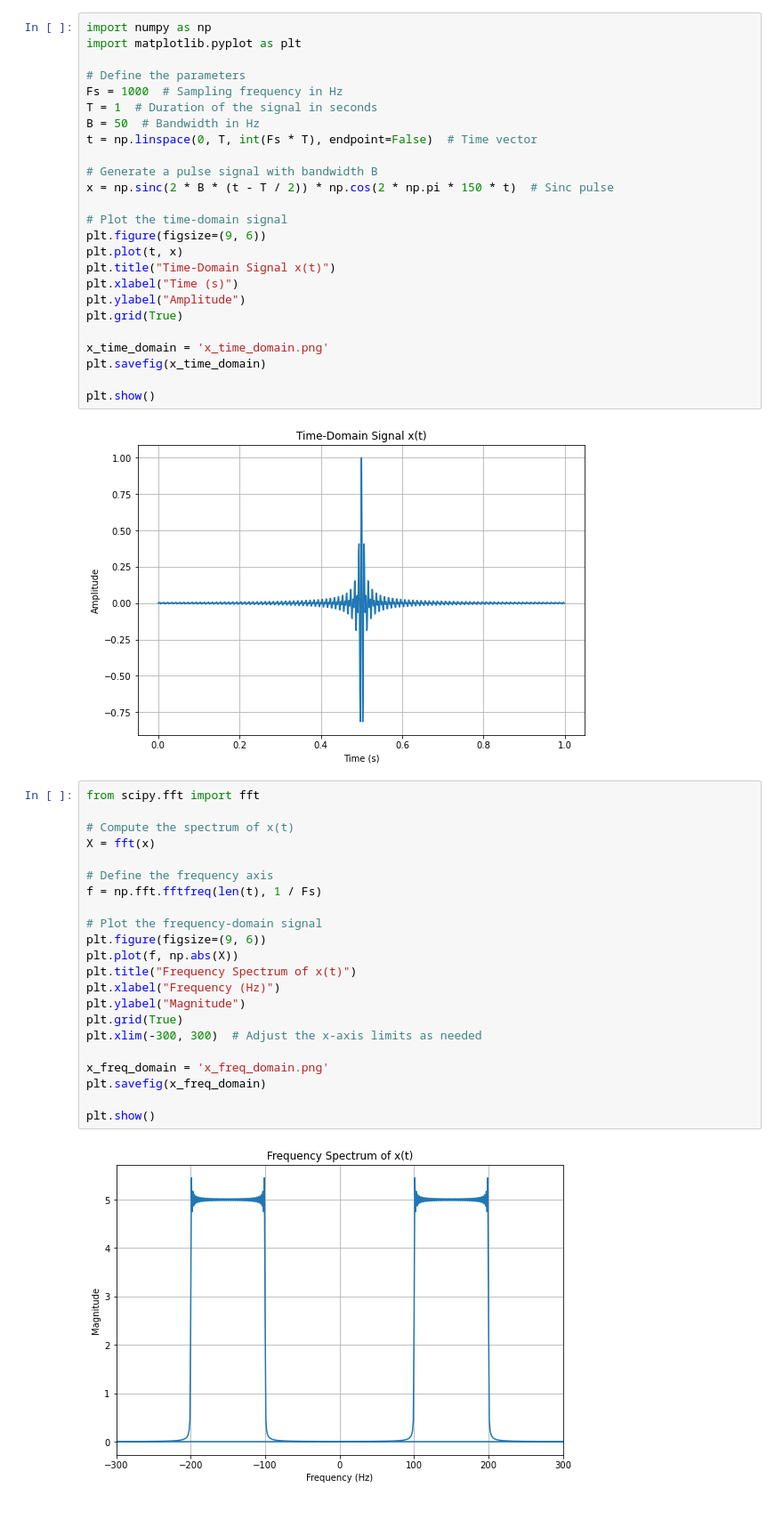
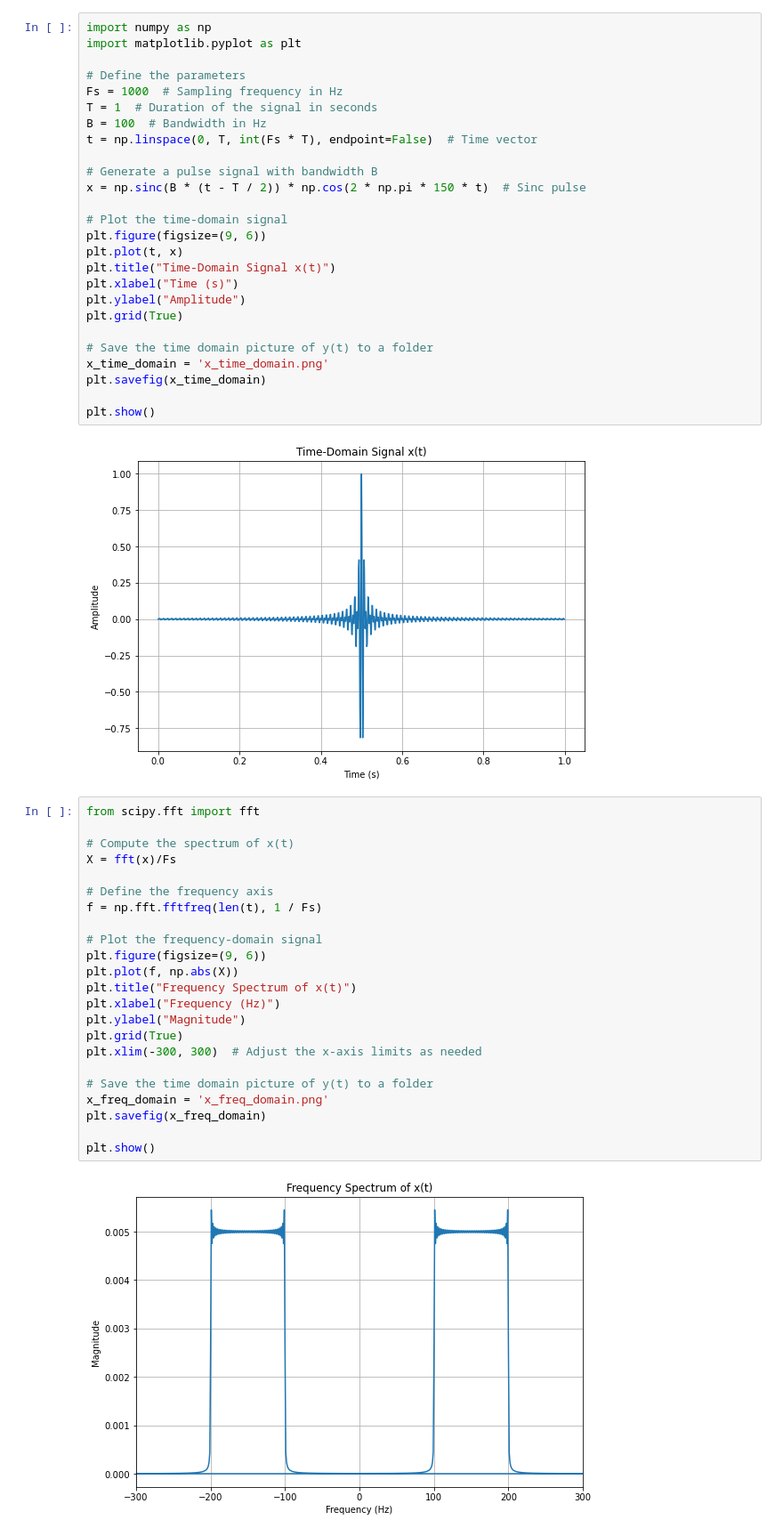
Before and after one commit to Everloom-129/ECE459_Communication_System_Project, a Jupyter notebook: PJ3/BPF.ipynb, the cells around one changed output. Shown: that part at 89% size. Drawn from its saved outputs; the diff is of its cells as text.

```diff
--- a/PJ3/BPF.ipynb
+++ b/PJ3/BPF.ipynb
@@ -8,11 +5,11 @@ import matplotlib.pyplot as plt
 # Define the parameters
 Fs = 1000  # Sampling frequency in Hz
 T = 1  # Duration of the signal in seconds
-B = 50  # Bandwidth in Hz
+B = 100  # Bandwidth in Hz
 t = np.linspace(0, T, int(Fs * T), endpoint=False)  # Time vector
 
 # Generate a pulse signal with bandwidth B
-x = np.sinc(2 * B * (t - T / 2)) * np.cos(2 * np.pi * 150 * t)  # Sinc pulse
+x = np.sinc(B * (t - T / 2)) * np.cos(2 * np.pi * 150 * t)  # Sinc pulse
 
 # Plot the time-domain signal
 plt.figure(figsize=(9, 6))
@@ -22,6 +19,7 @@ plt.xlabel("Time (s)")
 plt.ylabel("Amplitude")
 plt.grid(True)
 
+# Save the time domain picture of y(t) to a folder
 x_time_domain = 'x_time_domain.png'
 plt.savefig(x_time_domain)
 
@@ -31,26 +29,27 @@ plt.show()
 # %%
 from scipy.fft import fft
 
 # Compute the spectrum of x(t)
-X = fft(x)
+X = fft(x)/Fs
 
 # Define the frequency axis
 f = np.fft.fftfreq(len(t), 1 / Fs)
 
 # Plot the frequency-domain signal
 plt.figure(figsize=(9, 6))
 plt.plot(f, np.abs(X))
 plt.title("Frequency Spectrum of x(t)")
 plt.xlabel("Frequency (Hz)")
 plt.ylabel("Magnitude")
 plt.grid(True)
 plt.xlim(-300, 300)  # Adjust the x-axis limits as needed
 
+# Save the time domain picture of y(t) to a folder
 x_freq_domain = 'x_freq_domain.png'
 plt.savefig(x_freq_domain)
 
 plt.show()
 # %% [output]
-[figure, old version]
+[figure, new version]
 # %%
 # Define the cutoff frequency of the low-pass filter
```
Also changed, not shown: parts of 6 cells of this notebook, 1 other file.
